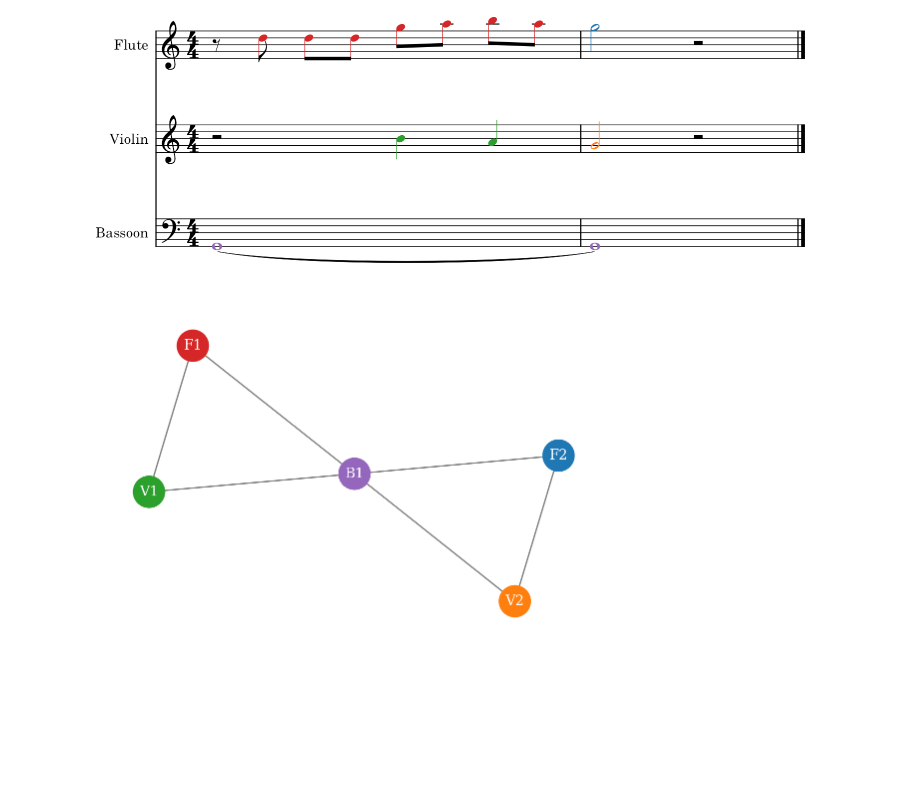
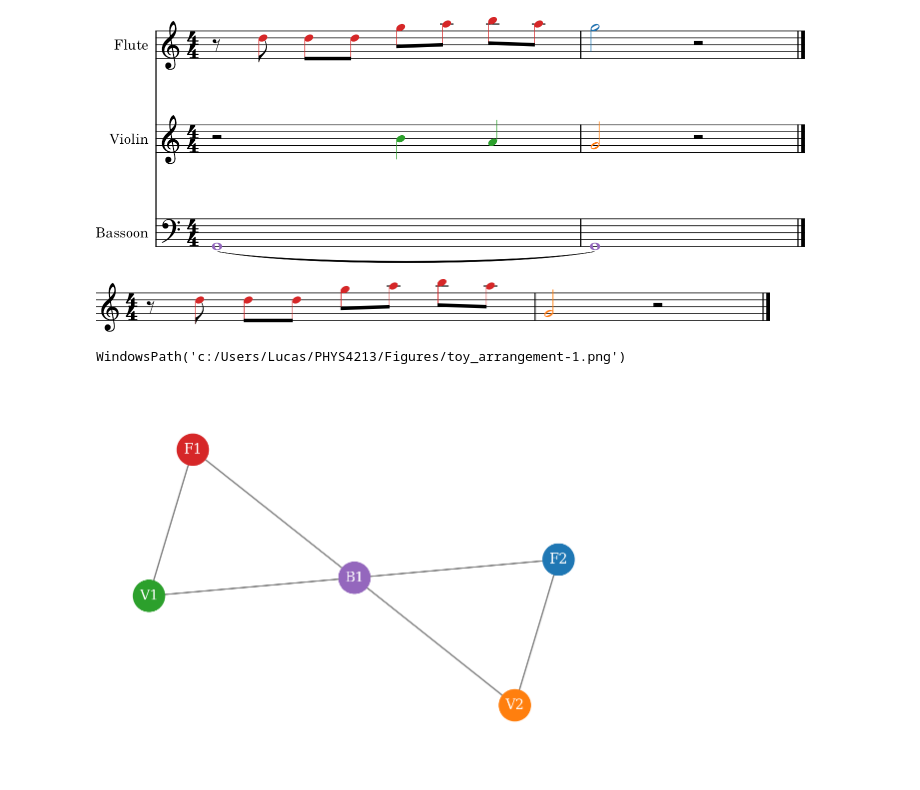
Before and after one commit to KirbyZX/PHYS4213, a Jupyter notebook: Notebooks/Figures.ipynb, the cells around one changed output. Saved outputs shown, nothing was run; the diff lists cells and outputs as text; code cells hidden in the pictures; blank space fills up the shorter version.

Commit message:
Create new figures

```diff
--- a/Notebooks/Figures.ipynb
+++ b/Notebooks/Figures.ipynb
@@ -59,6 +63,22 @@ toy.show()
 #toy.write(fmt="musicxml.png", fp="../Figures/toy.png", dpi=300)
 # %% [output]
 [figure]
+# %%
+# Toy selected score
+toy = stream.Score()
+
+arrangement = converter.parse("tinyNotation: 4/4 r8 d' d' d' g' a' b' a' g2 r")
+for el in arrangement.flatten().getElementsByOffset(0.5,3.5):
+    el.style.color = f1
+for el in arrangement.flatten().getElementsByOffset(4,5):
+    el.style.color = v2
+toy.insert(0,arrangement)
+
+toy.show()
+#toy.write(fmt="musicxml.png", fp="../Figures/toy_arrangement.png", dpi=300)
+# %% [output]
+[figure, added]
+WindowsPath('c:/Users/Lucas/PHYS4213/Figures/toy_arrangement-1.png')
 # %%
 # Toy example graph
 
```
Also changed, not shown: parts of 1 cell of this notebook, 2 other files.
